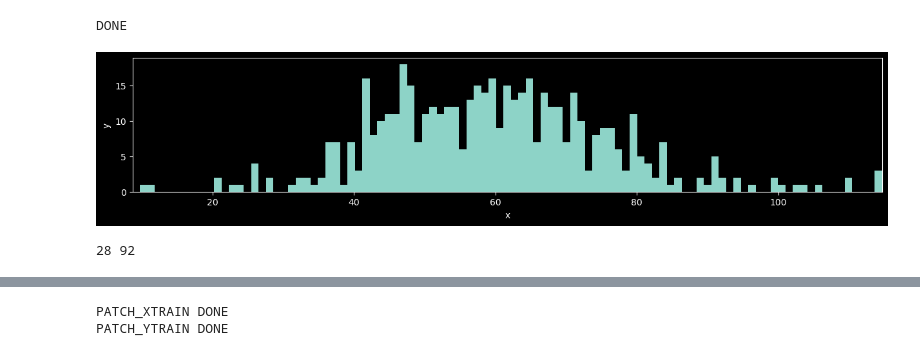
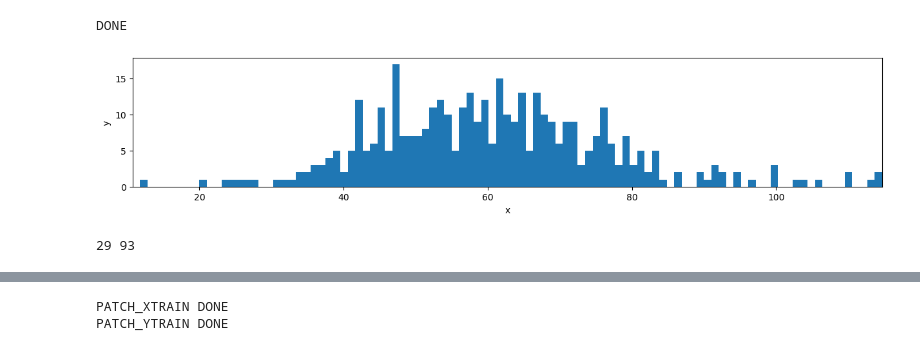
Before and after one commit to abhra26/JU_ML_internship, a Jupyter notebook: unet-model_v01.ipynb, the cells around one changed output, grey strips where cells are left out. Cells and saved outputs as stored; diff of their text form; code cells hidden in the pictures.

```diff
--- a/unet-model_v01.ipynb
+++ b/unet-model_v01.ipynb
@@ -169,7 +361,7 @@ TRAIN_MASK_PATH = TRAIN_PARENT_PATH + 'mask/'
 count = 0
 
 for img in os.listdir(TRAIN_IMG_PATH):
-    if count<500:
+    if count<400:
         IMG_PATH = os.path.join(TRAIN_IMG_PATH,img)
         img_array = cv2.imread(IMG_PATH, cv2.IMREAD_GRAYSCALE)
         img_array.resize(512,512,1)
@@ -182,7 +374,7 @@ for img in os.listdir(TRAIN_IMG_PATH):
 count = 0
 
 for mask in os.listdir(TRAIN_MASK_PATH):
-    if count<500:
+    if count<400:
         MASK_PATH = os.path.join(TRAIN_MASK_PATH,mask)
         img_array = cv2.imread(MASK_PATH,cv2.IMREAD_GRAYSCALE)
         img_array.resize(512,512,1)
@@ -211,17 +403,17 @@ masking_ratio_values = np.zeros(len(YTRAIN))
 for i in range(len(YTRAIN)):
     masking_ratio_values[i] = masking_ratio(YTRAIN[i],[512,512])
 # %%
-plt.style.use("dark_background")
+# plt.style.use("dark_background")
 plt.figure(figsize=(15,15))
 plt.hist(masking_ratio_values,bins=100)
 plt.xlabel('x')
 plt.ylabel('y')
 plt.xlim(min(masking_ratio_values)-1, max(masking_ratio_values))
 # plt.ylim(0, 1000)
 plt.gca().set_aspect('equal', adjustable='box')
 plt.show()
 # %% [output]
-[figure, old version]
+[figure, new version]
 # %%
 import math
 
@@ -232,7 +424,7 @@ right_cutoff = math.ceil(mean + 2*std)
 
 print(left_cutoff,right_cutoff)
 # %% [output]
-28 92
+29 93
 # %%
 indices = []
 for i in range(len(YTRAIN)):
```
Also changed, not shown: parts of 21 cells of this notebook.
